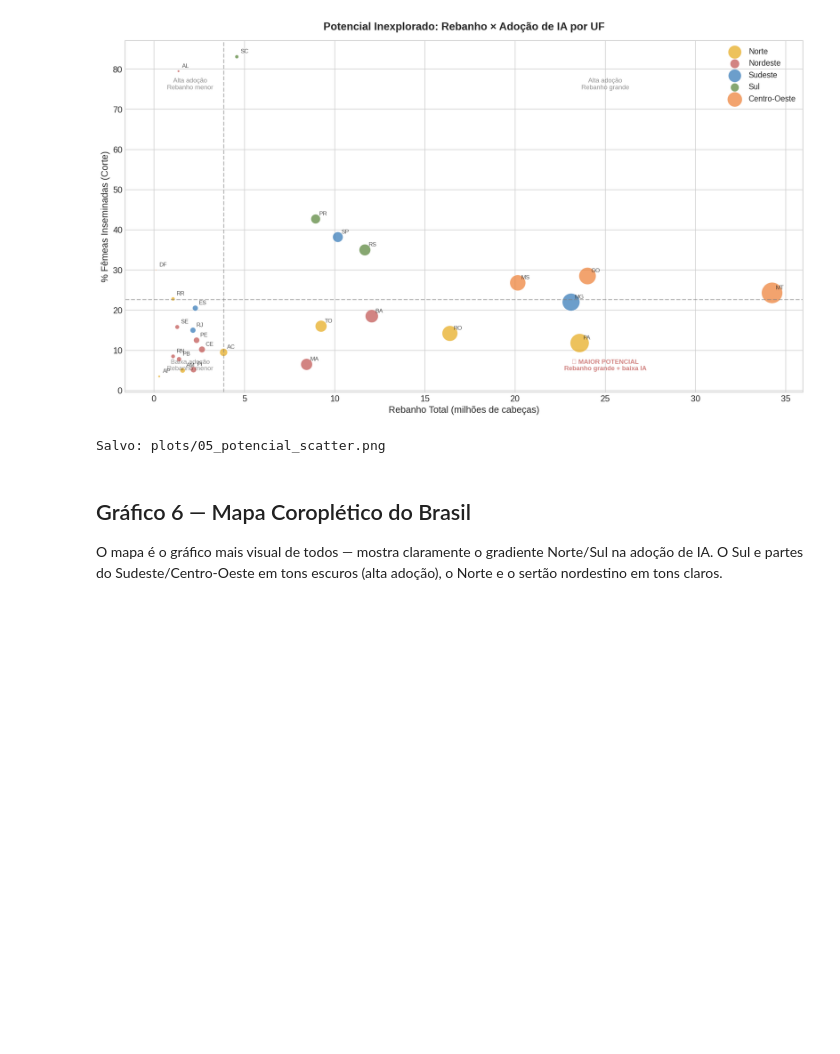
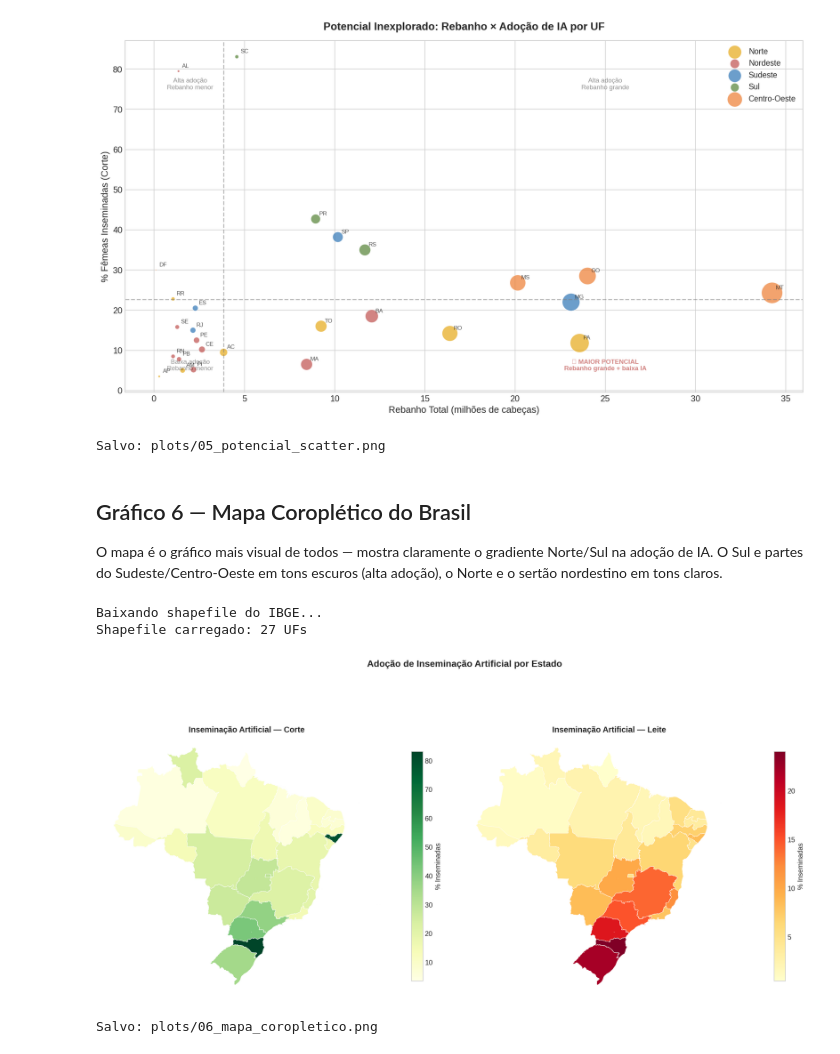
Before and after one commit to mateusmmrs/mapa-ia-brasil, a Jupyter notebook: notebooks/02_analise_exploratoria.ipynb, the cells around one changed output. Drawn from its saved outputs; the diff is of its cells as text; code cells hidden in the pictures; blank space fills up the shorter version.

```diff
--- a/notebooks/02_analise_exploratoria.ipynb
+++ b/notebooks/02_analise_exploratoria.ipynb
@@ -319,3 +319,75 @@ Salvo: plots/05_potencial_scatter.png
 O mapa é o gráfico mais visual de todos — mostra claramente o gradiente
 Norte/Sul na adoção de IA. O Sul e partes do Sudeste/Centro-Oeste em tons
 escuros (alta adoção), o Norte e o sertão nordestino em tons claros.
+# %%
+# Mapa coroplético usando geopandas
+# Shapefile do IBGE — malha estadual
+
+try:
+    import geopandas as gpd
+
+    # Tentar baixar direto do IBGE
+    url_shape = 'https://geoftp.ibge.gov.br/organizacao_do_territorio/malhas_territoriais/malhas_municipais/municipio_2022/Brasil/BR/BR_UF_2022.zip'
+
+    print('Baixando shapefile do IBGE...')
+    brasil = gpd.read_file(url_shape)
+    print(f'Shapefile carregado: {brasil.shape[0]} UFs')
+
+    # Merge com dados
+    brasil = brasil.merge(df, left_on='SIGLA_UF', right_on='sigla_uf', how='left')
+
+    fig, (ax1, ax2) = plt.subplots(1, 2, figsize=(18, 10))
+
+    # Mapa 1: Corte
+    brasil.plot(column='pct_femeas_inseminadas_corte', cmap='YlGn', ax=ax1,
+                legend=True, legend_kwds={'label': '% Inseminadas', 'shrink': 0.6},
+                edgecolor='white', linewidth=0.5, missing_kwds={'color': 'lightgrey'})
+    ax1.set_title('Inseminação Artificial — Corte', fontsize=14, fontweight='bold')
+    ax1.axis('off')
+
+    # Mapa 2: Leite
+    brasil.plot(column='pct_femeas_inseminadas_leite', cmap='YlOrRd', ax=ax2,
+                legend=True, legend_kwds={'label': '% Inseminadas', 'shrink': 0.6},
+                edgecolor='white', linewidth=0.5, missing_kwds={'color': 'lightgrey'})
+    ax2.set_title('Inseminação Artificial — Leite', fontsize=14, fontweight='bold')
+    ax2.axis('off')
+
+    fig.suptitle('Adoção de Inseminação Artificial por Estado', fontsize=16, fontweight='bold', y=0.98)
+
+    plt.tight_layout()
+    plt.savefig('plots/06_mapa_coropletico.png', dpi=150, bbox_inches='tight')
+    plt.show()
+    print('Salvo: plots/06_mapa_coropletico.png')
+
+except Exception as e:
+    print(f'Erro no mapa: {e}')
+    print('\nAlternativa: criando heatmap simples como fallback...')
+
+    fig, ax = plt.subplots(figsize=(12, 8))
+
+    # Heatmap como alternativa ao mapa
+    pivot_data = df.pivot_table(values='pct_femeas_inseminadas_corte',
+                                 index='regiao', columns='sigla_uf',
+                                 aggfunc='first')
+
+    # Reordenar por região
+    regioes_order = ['Sul', 'Sudeste', 'Centro-Oeste', 'Nordeste', 'Norte']
+
+    data_heat = df[['sigla_uf', 'pct_femeas_inseminadas_corte', 'regiao']].sort_values(
+        ['regiao', 'pct_femeas_inseminadas_corte'], ascending=[True, False])
+
+    ax.barh(range(len(data_heat)), data_heat['pct_femeas_inseminadas_corte'],
+            color=[CORES_REGIAO[r] for r in data_heat['regiao']])
+    ax.set_yticks(range(len(data_heat)))
+    ax.set_yticklabels(data_heat['sigla_uf'], fontsize=8)
+    ax.set_title('% Fêmeas Inseminadas por UF (fallback sem mapa)', fontsize=14)
+
+    plt.tight_layout()
+    plt.savefig('plots/06_mapa_coropletico.png', dpi=150, bbox_inches='tight')
+    plt.show()
+    print('Salvo: plots/06_mapa_coropletico.png (fallback)')
+# %% [output]
+Baixando shapefile do IBGE...
+Shapefile carregado: 27 UFs
+[figure, added]
+Salvo: plots/06_mapa_coropletico.png
```
Also changed, not shown: parts of 1 cell of this notebook, 1 other file.
